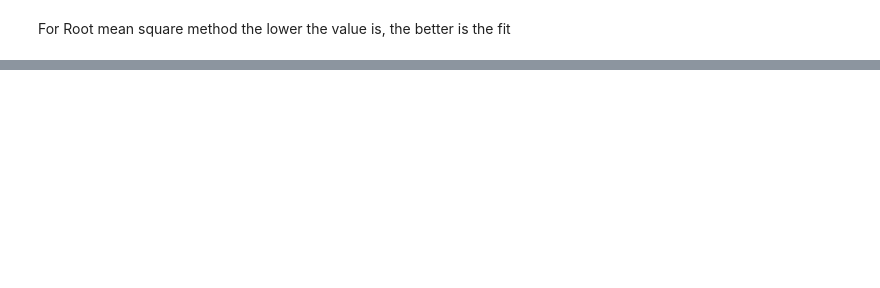
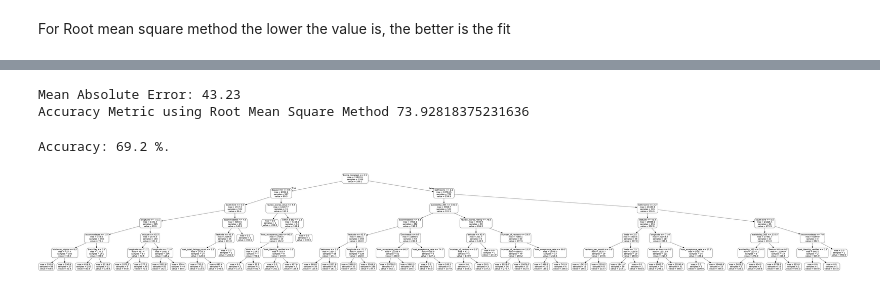
Before and after one commit to varad-desai/DataScience_Engineering_Tools_And_Methods, a Jupyter notebook: Data Science Project/BostonAirbnbDataScienceProject.ipynb, the cells around one changed output, grey strips where cells are left out. Cells and saved outputs as stored; diff of their text form; code cells hidden in the pictures; blank space fills up the shorter version.

Commit message:
random forest regression and visualisation

```diff
--- a/Data Science Project/BostonAirbnbDataScienceProject.ipynb
+++ b/Data Science Project/BostonAirbnbDataScienceProject.ipynb
@@ -196,0 +257,22 @@ For Root mean square method the lower the value is, the better is the fit
+# %%
+# Calculate the absolute errors
+errors = abs(predictions - Y_test)
+# Print out the mean absolute error (mae)
+print('Mean Absolute Error:', round(np.mean(errors),2))
+
+# Checking the accuracy of the prediction using RootMeanSquare and R2 method
+test_set_rmse = (np.sqrt(mean_squared_error(Y_test, predictions)))
+
+# Printing out the accuracy metrics
+print("Accuracy Metric using Root Mean Square Method", + test_set_rmse)
+# %% [output]
+Mean Absolute Error: 43.23
+Accuracy Metric using Root Mean Square Method 73.92818375231636
+# %%
+# Calculate mean absolute percentage error (MAPE)
+mape = 100 * (errors / Y_test)
+# Calculate and display accuracy
+accuracy = 100 - np.mean(mape)
+print('Accuracy:', round(accuracy, 2), '%.')
+# %% [output]
+Accuracy: 69.2 %.
@@ -196,0 +289,6 @@ For Root mean square method the lower the value is, the better is the fit
+# %%
+## We display the graph created
+from IPython.display import Image
+Image(filename='tree.png')
+# %% [output]
+[figure, added]
```
Also changed, not shown: parts of 8 cells of this notebook, 2 other files.
